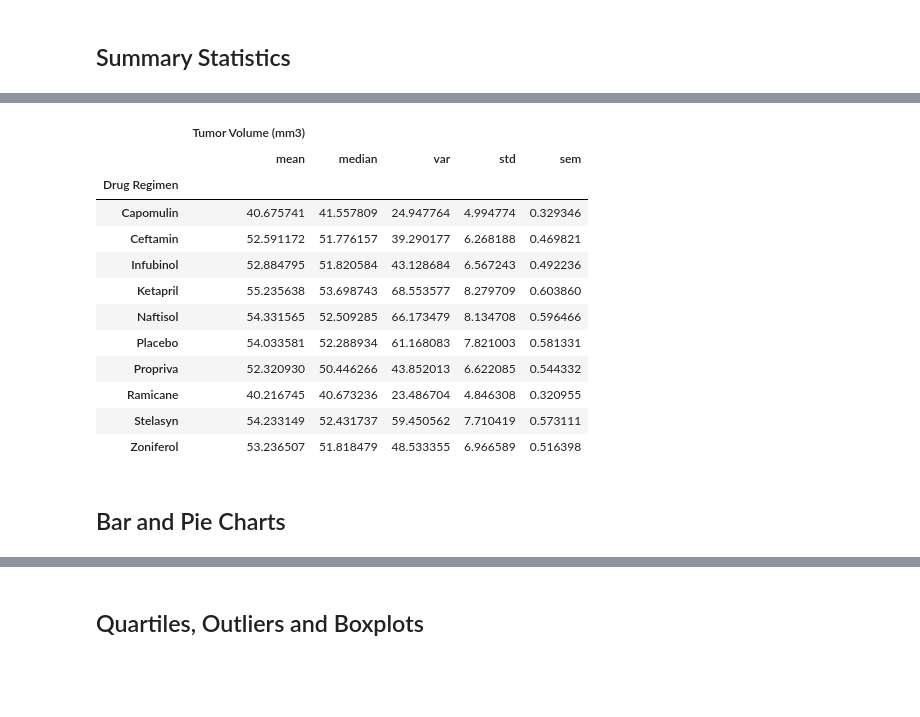
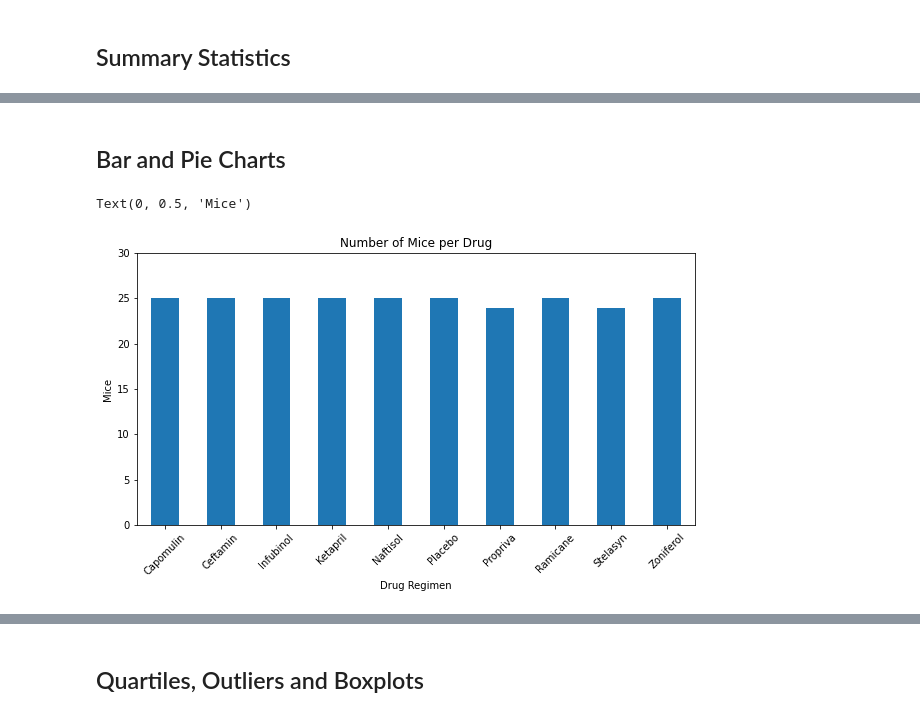
Before and after one commit to ande3674/matplotlib-challenge, a Jupyter notebook: pymaceuticals_starter.ipynb, the cells around one changed output, grey strips where cells are left out. Cells and saved outputs as stored; diff of their text form; code cells hidden in the pictures; blank space fills up the shorter version.

```diff
--- a/pymaceuticals_starter.ipynb
+++ b/pymaceuticals_starter.ipynb
@@ -143,26 +164,20 @@ Mouse count after cleaning data: 248
-# %%
-# summary statistics table of mean, median, variance, standard deviation, and SEM of the tumor volume for each regimen
-desc = full_cleansed_data_df.groupby('Drug Regimen').agg({'Tumor Volume (mm3)' : ['mean', 'median', 'var', 'std', 'sem', ]})
-desc
-# %% [output]
-|  | Tumor Volume (mm3) |  |  |  |  |
-|  | mean | median | var | std | sem |
-| Drug Regimen |  |  |  |  |  |
-| Capomulin | 40.675741 | 41.557809 | 24.947764 | 4.994774 | 0.329346 |
-| Ceftamin | 52.591172 | 51.776157 | 39.290177 | 6.268188 | 0.469821 |
-| Infubinol | 52.884795 | 51.820584 | 43.128684 | 6.567243 | 0.492236 |
-| Ketapril | 55.235638 | 53.698743 | 68.553577 | 8.279709 | 0.603860 |
-| Naftisol | 54.331565 | 52.509285 | 66.173479 | 8.134708 | 0.596466 |
-| Placebo | 54.033581 | 52.288934 | 61.168083 | 7.821003 | 0.581331 |
-| Propriva | 52.320930 | 50.446266 | 43.852013 | 6.622085 | 0.544332 |
-| Ramicane | 40.216745 | 40.673236 | 23.486704 | 4.846308 | 0.320955 |
-| Stelasyn | 54.233149 | 52.431737 | 59.450562 | 7.710419 | 0.573111 |
-| Zoniferol | 53.236507 | 51.818479 | 48.533355 | 6.966589 | 0.516398 |
 # %% [markdown]
 ## Bar and Pie Charts
 # %%
 # Use Pandas to generate a bar plot showing the total number of mice in each treatment regimen throughout the course of the study.
+## Note: this plot will be identical to the one that uses Pyplot
 
-## Note: this plot will be identical to the one that uses Pyplot
+#ramicane = full_cleansed_data_df[full_cleansed_data_df['Drug Regimen'].isin(['Ramicane'])]
+#ramicane['Mouse ID'].value_counts() # 25 mice had ramicane
+#display(full_cleansed_data_df[full_cleansed_data_df['Drug Regimen'].isin(['Ramicane'])])
+#print(type(full_cleansed_data_df.groupby('Drug Regimen')["Mouse ID"].nunique()))
+#print(full_cleansed_data_df.groupby('Drug Regimen')["Mouse ID"].nunique())
+
+mouse_counts_per_drug_series = full_cleansed_data_df.groupby('Drug Regimen')["Mouse ID"].nunique()
+mp = mouse_counts_per_drug_series.plot(kind='bar', rot=45, ylim=(0, 30), title='Number of Mice per Drug', figsize=(10,5))
+mp.set_ylabel('Mice')
+# %% [output]
+Text(0, 0.5, 'Mice')
+[figure, added]
 # %%
 # Use Pyplot to generate a bar plot showing the total number of mice treatment in each treatment regimen throughout the course of the study.
```
Also changed, not shown: parts of 3 cells of this notebook.
